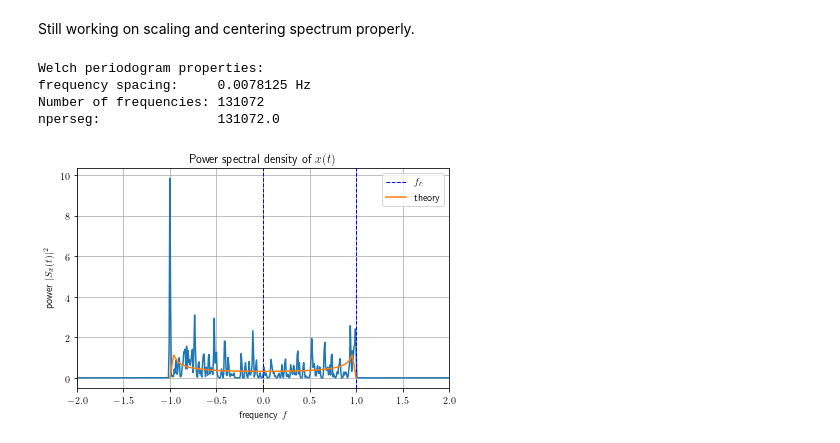
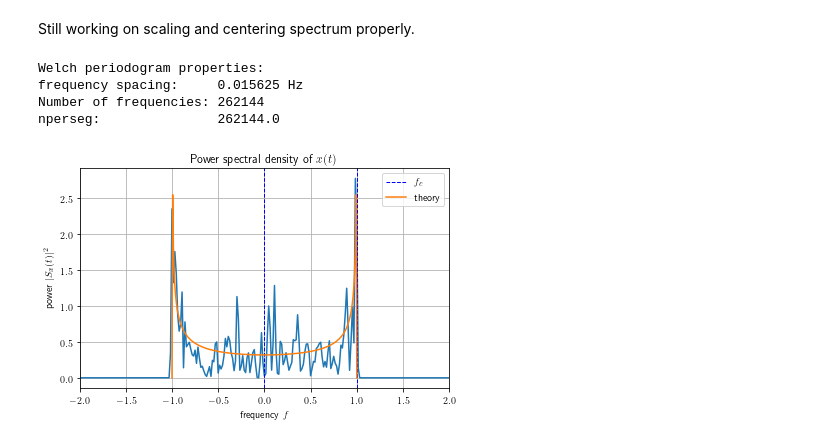
Before and after one commit to eldrtimo/jakes-scattering, a Jupyter notebook: notebook.ipynb, the cells around one changed output. Drawn from its saved outputs; the diff is of its cells as text; code cells hidden in the pictures.

```diff
--- a/notebook.ipynb
+++ b/notebook.ipynb
@@ -44,14 +46,14 @@ axs.plot(tt_n,np.abs(xx_n))
 # %% [markdown]
 Still working on scaling and centering spectrum properly.
 # %%
-NN_sym =     256 # number of symbols
-NN_sps =  1024 # number of samples per symbol
-NN_pth =  256 # number of paths
-FF_dop =   1 # maximum doppler shift (Hz)
-FF_car =    0 # carrier frequency (Hz)
-FF_sym =    1 # symbol rate (baud)
-
-jakes_fading(NN_sym, NN_sps, NN_pth, FF_dop, FF_car, FF_sym)
+jakes_fading(
+    NN_sym =  512, # number of symbols
+    NN_sps = 1024, # number of samples per symbol
+    NN_pth =  256, # number of paths
+    FF_dop =    1, # maximum doppler shift (Hz)
+    FF_car =    0, # carrier frequency (Hz)
+    FF_sym =    4  # symbol rate (baud)
+)
 
 # Welch Spectrum
 nperseg = NN_sam/2 # frequency range [-NN_sps/2,NN_sps/2]
@@ -62,39 +64,38 @@ ff, Sx = signal.welch(xx_n,
 
 k = np.arange(ff.size) # frequency index
 ff_k = ff[np.argsort(ff)]
 Sx_k = Sx[np.argsort(ff)]
 
 
-# Plotting Code
 fig, axs = plt.subplots()
 axs.set_title(r"Power spectral density of $x(t)$")
 axs.set_xlabel(r"frequency $f$")
 axs.set_ylabel(r"power $|S_x(t)|^2$")
 axs.plot(ff_k,Sx_k)
 axs.axvline(FF_car + FF_dop,linestyle = "--",linewidth=1,color="blue")
 axs.axvline(FF_car,label="$f_{c}$",linestyle = "--",linewidth=1,color="blue")
 
-# Theoretical Doppler Spectrum
+# Plot theoretical doppler spectrum
 def Sx_theory(f,f_dop = 1):
     func = lambda x: 1/(np.pi*f_dop*np.sqrt(1-(x/f_dop)**2))
     return np.piecewise(f,[np.abs(f)<f_dop],[func,0])
-
-f = np.linspace(-(FF_car+FF_dop)/FF_sym,(FF_car+FF_dop)/FF_sym)
+eps = np.finfo(np.float32).eps
+f = np.linspace(-(FF_car+FF_dop)/FF_sym-eps,(FF_car+FF_dop)/FF_sym+eps,256)
 axs.plot(f,FF_sym*Sx_theory((f-FF_car)*FF_sym,f_dop=FF_dop),label="theory")
 
 axs.set_xlim(-2*(FF_car+FF_dop)/FF_sym,2*(FF_car+FF_dop)/FF_sym)
 
 axs.legend()
 fig.tight_layout()
-fig.savefig("./plots/doppler_spectrum.pdf")
+fig.savefig("./plots/doppler_spectrum.png")
 
 print("Welch periodogram properties:")
 print("frequency spacing:     {} Hz".format(ff_k[1] - ff_k[0]))
 print("Number of frequencies: {}".format(ff_k.size))
 print("nperseg:               {}".format(nperseg))
 # %% [output]
 Welch periodogram properties:
-frequency spacing:     0.0078125 Hz
-Number of frequencies: 131072
-nperseg:               131072.0
+frequency spacing:     0.015625 Hz
+Number of frequencies: 262144
+nperseg:               262144.0
-[figure, old version]
+[figure, new version]
```
Also changed, not shown: parts of 2 cells of this notebook, 4 other files.
